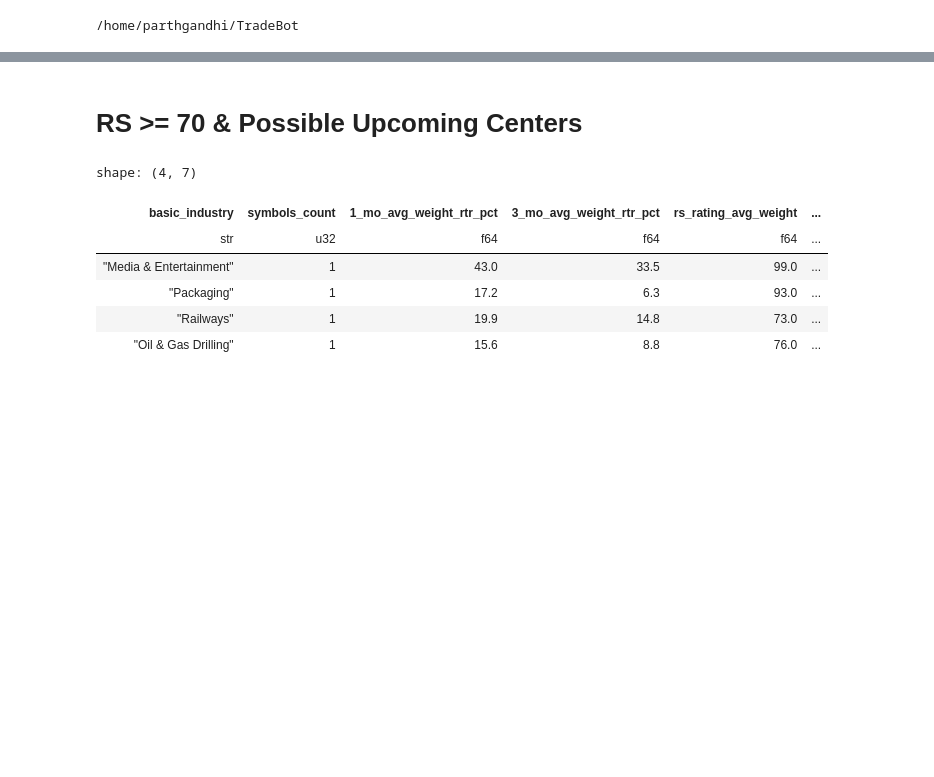
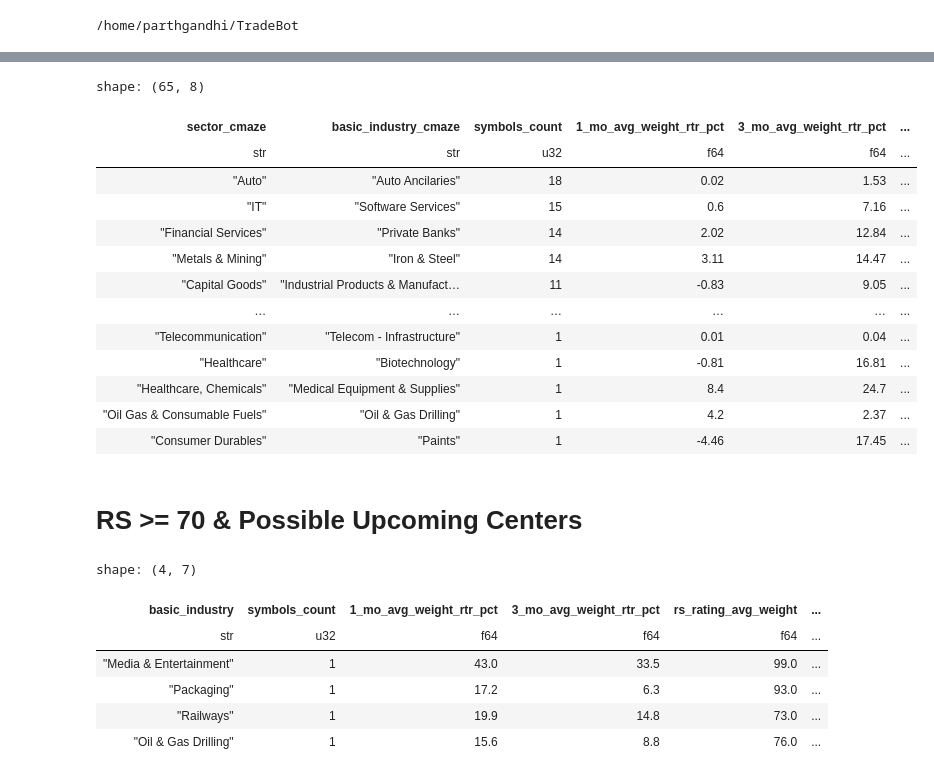
Before and after one commit to GandhiParth/TradeBot, a Jupyter notebook: src/notebooks/nse_scans.ipynb, the cells around one changed output, grey strips where cells are left out. Cells and saved outputs as stored; diff of their text form; code cells hidden in the pictures; blank space fills up the shorter version.

```diff
--- a/src/notebooks/nse_scans.ipynb
+++ b/src/notebooks/nse_scans.ipynb
@@ -102,3 +192,20 @@ industry_analysis = (
     .collect()
 )
+# %%
+industry_analysis
+# %% [output]
+shape: (65, 8)
+| sector_cmaze | basic_industry_cmaze | symbols_count | 1_mo_avg_weight_rtr_pct | 3_mo_avg_weight_rtr_pct | ... |
+| str | str | u32 | f64 | f64 | ... |
+| "Auto" | "Auto Ancilaries" | 18 | 0.02 | 1.53 | ... |
+| "IT" | "Software Services" | 15 | 0.6 | 7.16 | ... |
+| "Financial Services" | "Private Banks" | 14 | 2.02 | 12.84 | ... |
+| "Metals & Mining" | "Iron & Steel" | 14 | 3.11 | 14.47 | ... |
+| "Capital Goods" | "Industrial Products & Manufact… | 11 | -0.83 | 9.05 | ... |
+| … | … | … | … | … | ... |
+| "Telecommunication" | "Telecom - Infrastructure" | 1 | 0.01 | 0.04 | ... |
+| "Healthcare" | "Biotechnology" | 1 | -0.81 | 16.81 | ... |
+| "Healthcare, Chemicals" | "Medical Equipment & Supplies" | 1 | 8.4 | 24.7 | ... |
+| "Oil Gas & Consumable Fuels" | "Oil & Gas Drilling" | 1 | 4.2 | 2.37 | ... |
+| "Consumer Durables" | "Paints" | 1 | -4.46 | 17.45 | ... |
 # %%
```
Also changed, not shown: parts of 17 cells of this notebook, 2 other files.
